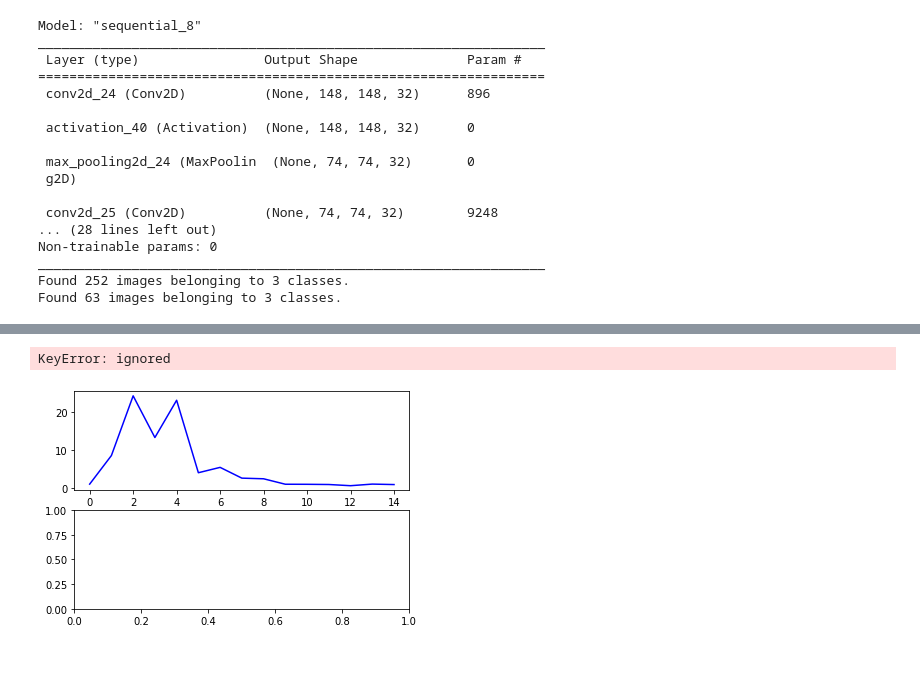
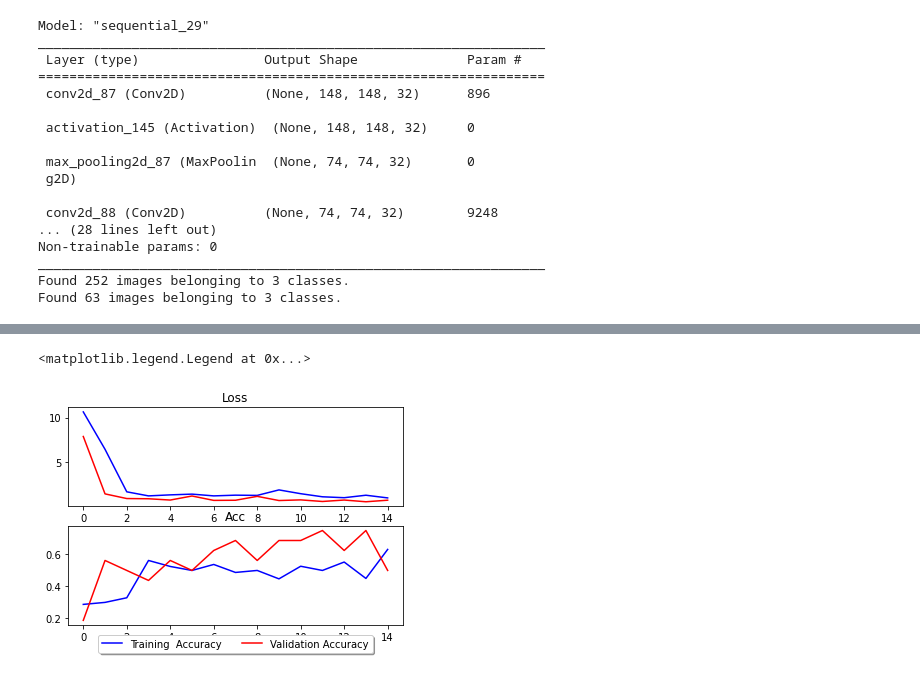
Before and after one commit to toinnn/Docket_Processo_Seletivo, a Jupyter notebook: Docket_Processo_Alex_Net.ipynb, the cells around one changed output, grey strips where cells are left out. Cells and saved outputs as stored; diff of their text form; code cells hidden in the pictures.

```diff
--- a/Docket_Processo_Alex_Net.ipynb
+++ b/Docket_Processo_Alex_Net.ipynb
@@ -8,8 +8,10 @@ Mounted at /content/drive
 # %%
+from keras import callbacks
 from keras.preprocessing.image import ImageDataGenerator, array_to_img, img_to_array, load_img
 from keras.models import Sequential
 from keras.layers import Conv2D, MaxPooling2D
 from keras.layers import Activation, Dropout, Flatten, Dense
+from keras.callbacks import ModelCheckpoint
 import matplotlib.pyplot as plt
 
 
@@ -40,7 +42,16 @@ model.add(Dense(3))
 model.add(Activation('softmax'))
 model.summary()
 
-model.compile( loss = 'categorical_crossentropy' , optimizer = 'rmsprop' , metrics = ['accuracy'] )
+model.compile( loss = 'categorical_crossentropy' , optimizer = 'rmsprop' , metrics = ['accuracy' , "categorical_accuracy"] )
+
+tentativa_Número = 5
+base_path  = "/content/drive/MyDrive/Github_Dir/Docket_Processo/Dataset/Simplest/"
+save_path  = "/content/drive/MyDrive/Github_Dir/Docket_Processo/Dataset/Simplest/" + f"model_{tentativa_Número}.h5"
+checkpoint = ModelCheckpoint(filepath = save_path ,
+                             monitor  = "val_accuracy",
+                             verbose  = 1,
+                             save_best_only=True,
+                             mode = "max")
 
 batch_size = 16
 
@@ -66,41 +77,50 @@ train_generator = train_datagen.flow_from_directory(
 # this is a similar generator, for validation data
 validation_generator = test_datagen.flow_from_directory(
         test_Path ,
-        target_size=(150, 150) , batch_size = batch_size , )#class_mode = 'binary')
+        target_size=(150, 150) , batch_size = batch_size  )#class_mode = 'binary')
 
+
+# print(train_generator)
+# print(validation_generator)
 model.fit_generator(
         train_generator,
-        steps_per_epoch = 20 // batch_size,#2000
+        steps_per_epoch = 83 // batch_size,#2000
         epochs = 15 ,
-        validation_data=validation_generator ,
-        validation_steps = 4 // batch_size)#432
+        validation_data = validation_generator ,
+        validation_steps = 21 // batch_size ,
+        callbacks = [checkpoint] ,
+        shuffle= True )#432
 
+# model.history.history["val_accuracy"]
 #Plotting the training and validation loss
-print(model.history.history.keys())
-f,ax=plt.subplots(2,1) #Creates 2 subplots under 1 column
+# print(model.history.history.keys())
+f, ax=plt.subplots(2,1) #Creates 2 subplots under 1 column
 
 #Assigning the first subplot to graph training loss and validation loss
 ax[0].plot(model.history.history['loss'],color='b',label='Training Loss')
 ax[0].plot(model.history.history['val_loss'],color='r',label='Validation Loss')
+ax[0].set_title("Loss")
 
 #Plotting the training accuracy and validation accuracy
 ax[1].plot(model.history.history['accuracy'],color='b',label='Training  Accuracy')
 ax[1].plot(model.history.history['val_accuracy'],color='r',label='Validation Accuracy')
+ax[1].set_title("Acc")
 
-plt.legend()
+plt.legend(loc='upper center', bbox_to_anchor=(0.5, -0.05),
+          fancybox=True, shadow=True, ncol=5)
 # %% [output]
-Model: "sequential_8"
+Model: "sequential_29"
 _________________________________________________________________
  Layer (type)                Output Shape              Param #
 =================================================================
- conv2d_24 (Conv2D)          (None, 148, 148, 32)      896
+ conv2d_87 (Conv2D)          (None, 148, 148, 32)      896
 
- activation_40 (Activation)  (None, 148, 148, 32)      0
+ activation_145 (Activation)  (None, 148, 148, 32)     0
 
- max_pooling2d_24 (MaxPoolin  (None, 74, 74, 32)       0
+ max_pooling2d_87 (MaxPoolin  (None, 74, 74, 32)       0
  g2D)
 
- conv2d_25 (Conv2D)          (None, 74, 74, 32)        9248
+ conv2d_88 (Conv2D)          (None, 74, 74, 32)        9248
 ... (28 lines left out)
 Non-trainable params: 0
 _________________________________________________________________
@@ -126,2 +146,2 @@ dict_keys(['loss', 'accuracy'])
-KeyError: ignored
+<matplotlib.legend.Legend at 0x...>
-[figure, old version]
+[figure, new version]
```
Also changed, not shown: parts of 4 cells of this notebook.
